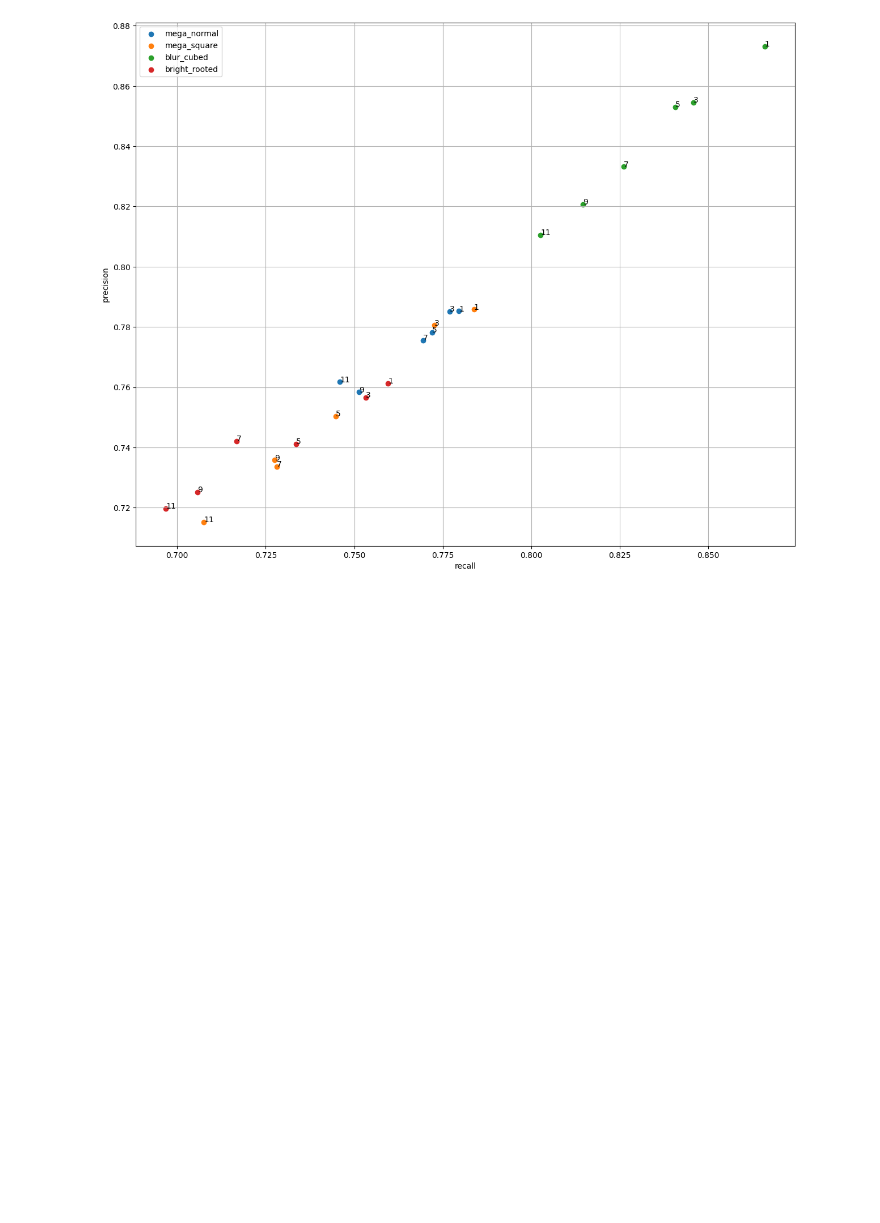
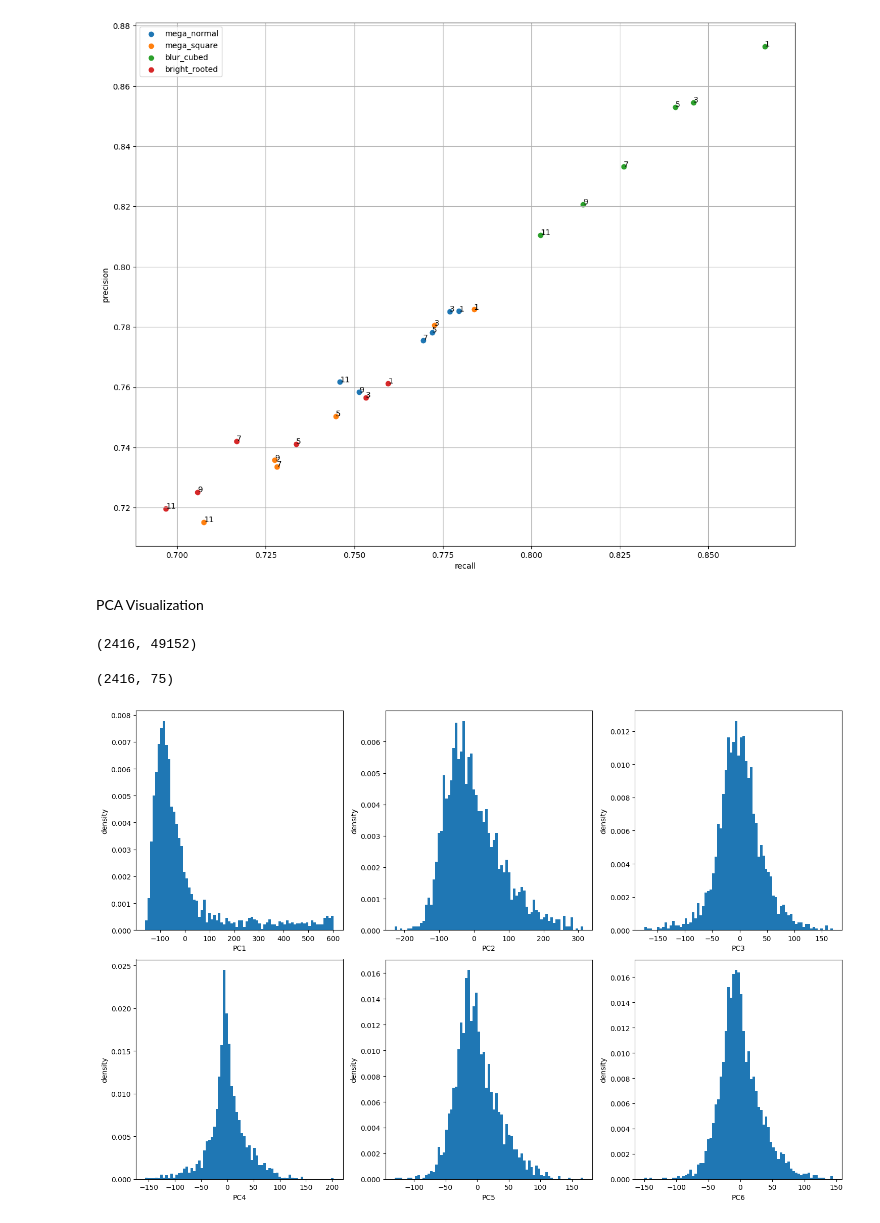
Before and after one commit to pranit-gandhi/astronomical-object-detection, a Jupyter notebook: slabs/knn.ipynb, the cells around one changed output. Drawn from its saved outputs; the diff is of its cells as text; code cells hidden in the pictures; blank space fills up the shorter version.

```diff
--- a/slabs/knn.ipynb
+++ b/slabs/knn.ipynb
@@ -465,3 +465,29 @@ plt.show()
 [figure]
 # %%
 table.to_excel("knn_res.xlsx", index=False)
+# %% [markdown]
+PCA Visualization
+# %%
+X_train_norm = StandardScaler().fit_transform(X_train)
+X_train_pca = PCA(pca).fit_transform(X_train_norm) # pca selected was 75
+# %%
+X_train_norm.shape
+# %% [output]
+(2416, 49152)
+# %%
+X_train_pca.shape # reduced from 49000+ features to just 75 features!
+# %% [output]
+(2416, 75)
+# %%
+plt.figure(figsize=(15, 10))
+
+for i in range(6):
+    plt.subplot(2, 3, i+1)
+    plt.hist(X_train_pca[:, i], 75, density=True)
+    plt.xlabel("PC" + str(i+1))
+    plt.ylabel("density")
+
+plt.tight_layout()
+plt.show()
+# %% [output]
+[figure, added]
```
